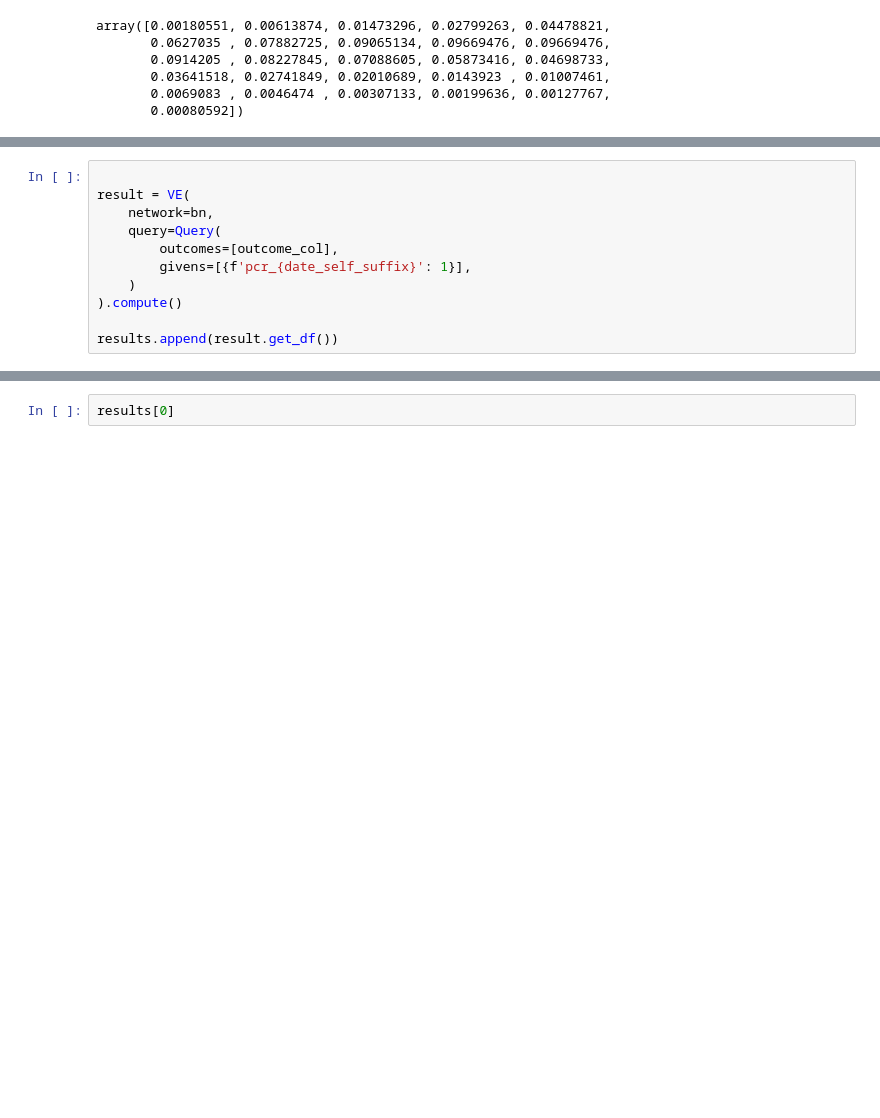
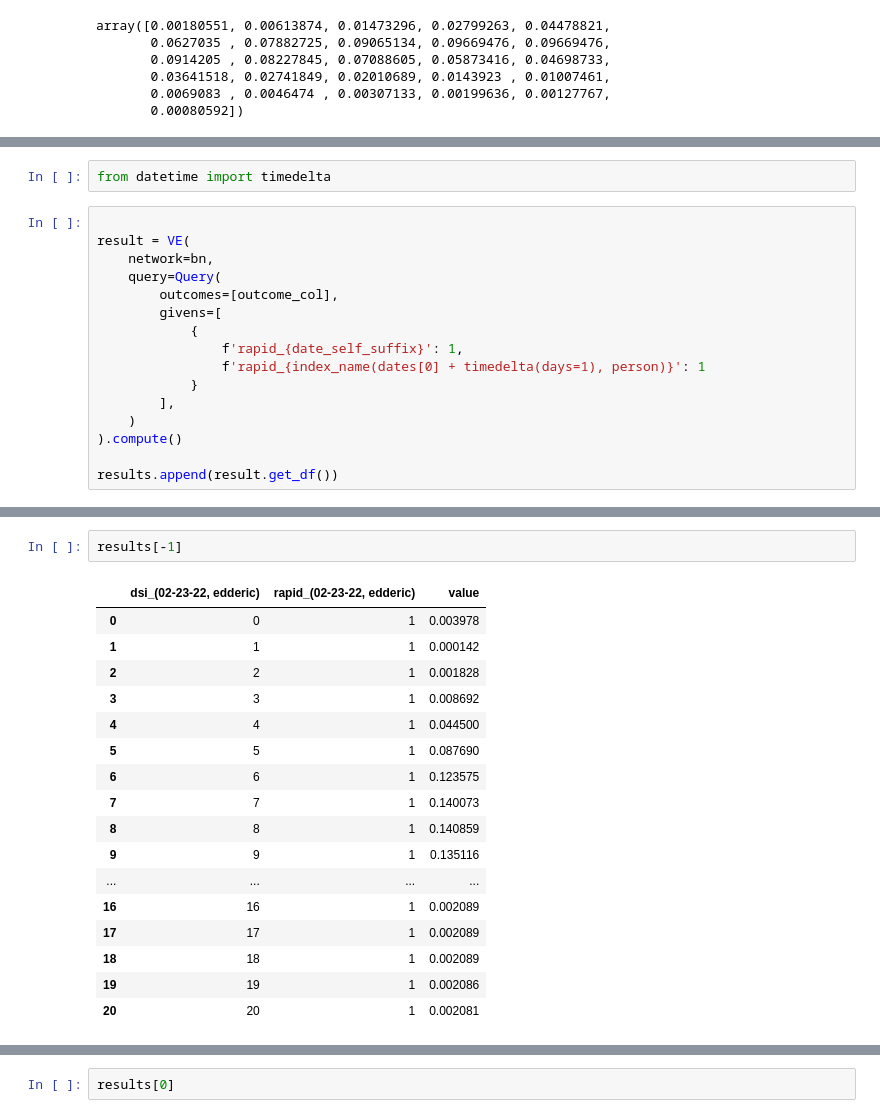
Before and after one commit to Edderic/graphica, a Jupyter notebook: notebooks/gather_risk/gather-risk.ipynb, the cells around one changed output, grey strips where cells are left out. Saved outputs shown, nothing was run; the diff lists cells and outputs as text; blank space fills up the shorter version.

```diff
--- a/notebooks/gather_risk/gather-risk.ipynb
+++ b/notebooks/gather_risk/gather-risk.ipynb
@@ -262,13 +369,20 @@ bn.set_priors(
     dictionary=dictionary,
     data_class=InMemoryData,
 )
+# %%
+from datetime import timedelta
 # %%
 
 result = VE(
     network=bn,
     query=Query(
         outcomes=[outcome_col],
-        givens=[{f'pcr_{date_self_suffix}': 1}],
+        givens=[
+            {
+                f'rapid_{date_self_suffix}': 1,
+                f'rapid_{index_name(dates[0] + timedelta(days=1), person)}': 1
+            }
+        ],
     )
 ).compute()
 
@@ -277,3 +391,23 @@ results.append(result.get_df())
 bayesian_network_1.graphviz_dag
 # %% [output]
 [drawing not drawn]
+# %%
+results[-1]
+# %% [output]
+|  | dsi_(02-23-22, edderic) | rapid_(02-23-22, edderic) | value |
+| 0 | 0 | 1 | 0.003978 |
+| 1 | 1 | 1 | 0.000142 |
+| 2 | 2 | 1 | 0.001828 |
+| 3 | 3 | 1 | 0.008692 |
+| 4 | 4 | 1 | 0.044500 |
+| 5 | 5 | 1 | 0.087690 |
+| 6 | 6 | 1 | 0.123575 |
+| 7 | 7 | 1 | 0.140073 |
+| 8 | 8 | 1 | 0.140859 |
+| 9 | 9 | 1 | 0.135116 |
+| ... | ... | ... | ... |
+| 16 | 16 | 1 | 0.002089 |
+| 17 | 17 | 1 | 0.002089 |
+| 18 | 18 | 1 | 0.002089 |
+| 19 | 19 | 1 | 0.002086 |
+| 20 | 20 | 1 | 0.002081 |
```
Also changed, not shown: parts of 13 cells of this notebook.
